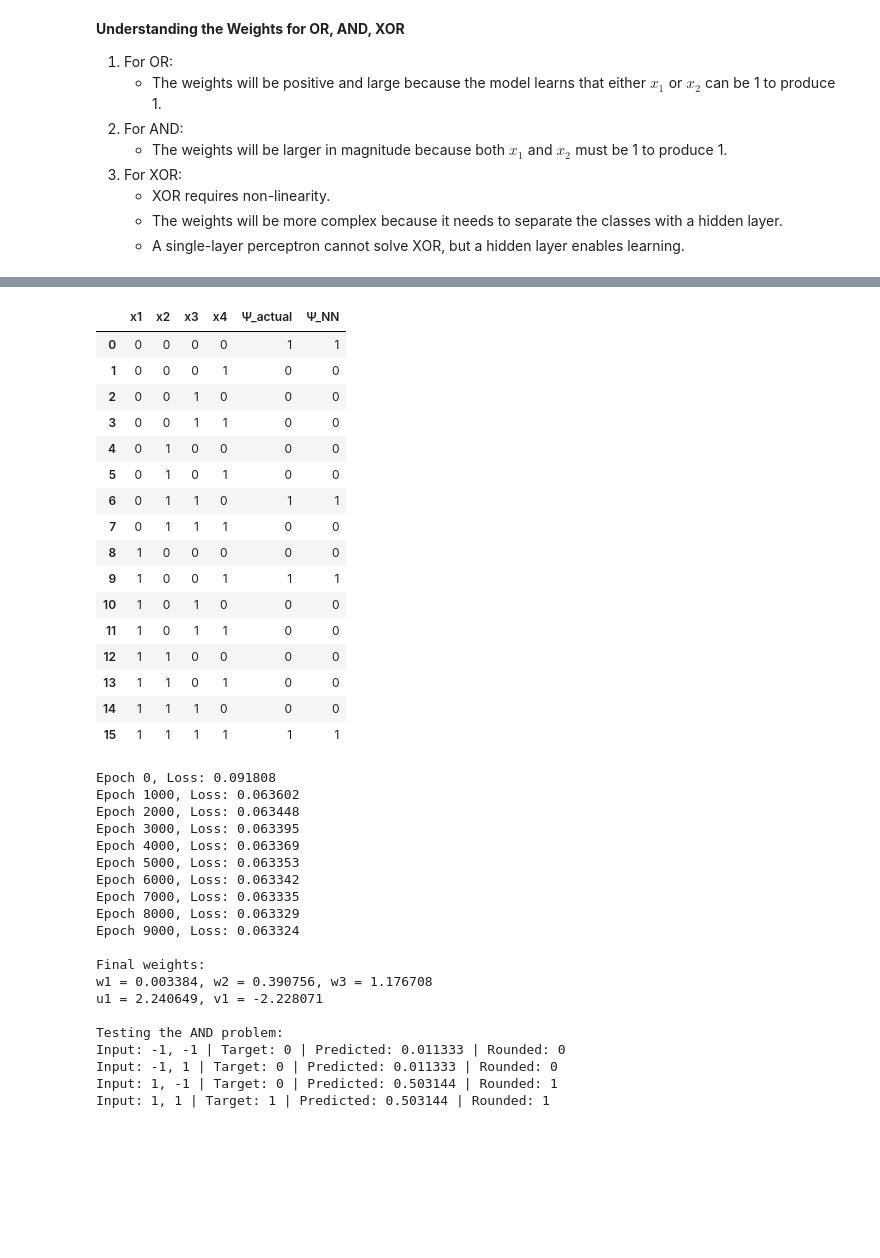
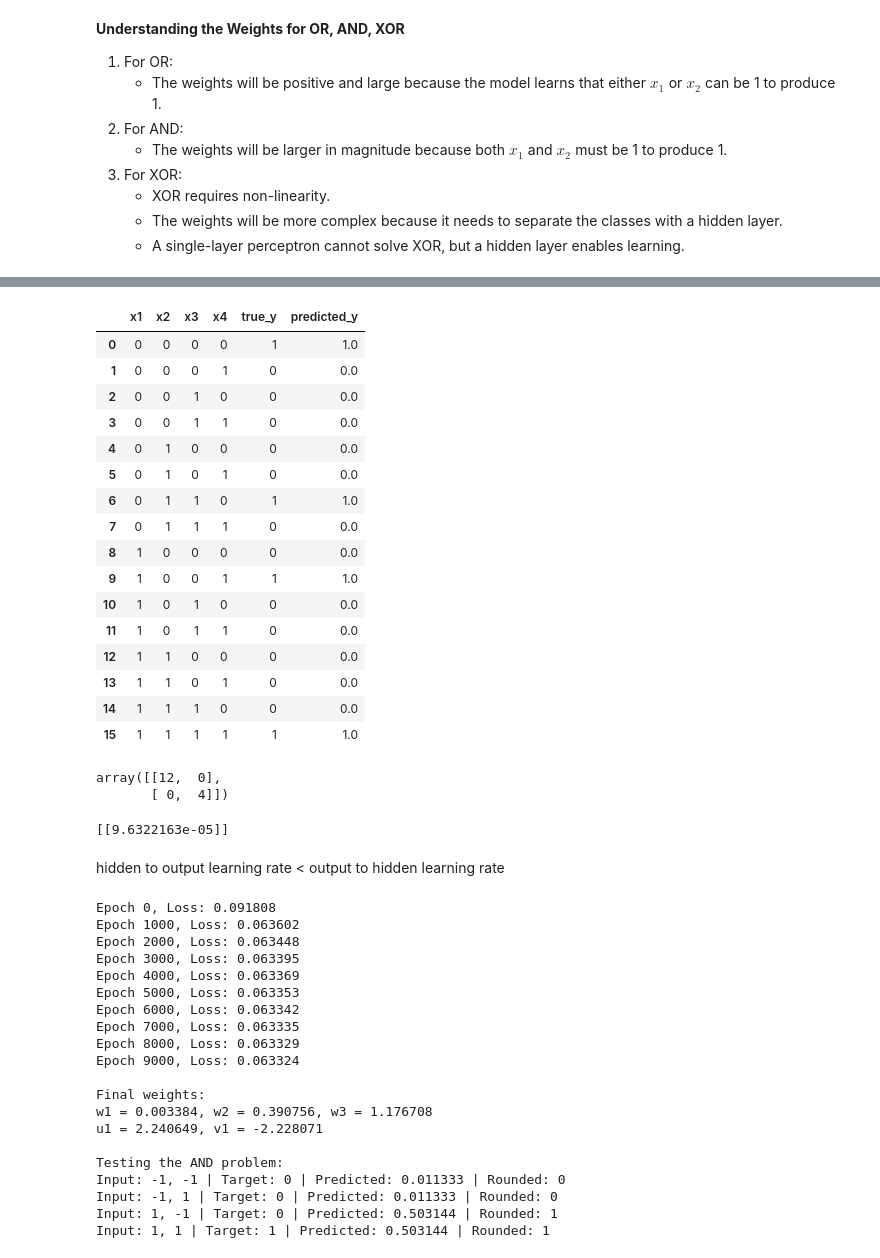
Before and after one commit to akatelync/machine-learning2, a Jupyter notebook: machine-learning2/notebooks/reviewer.ipynb, the cells around one changed output, grey strips where cells are left out. Saved outputs shown, nothing was run; the diff lists cells and outputs as text; code cells hidden in the pictures; blank space fills up the shorter version.

```diff
--- a/machine-learning2/notebooks/reviewer.ipynb
+++ b/machine-learning2/notebooks/reviewer.ipynb
@@ -1123,23 +1151,45 @@ Final Predictions:
-# %%
-df
-# %% [output]
-|  | x1 | x2 | x3 | x4 | Ψ_actual | Ψ_NN |
-| 0 | 0 | 0 | 0 | 0 | 1 | 1 |
-| 1 | 0 | 0 | 0 | 1 | 0 | 0 |
-| 2 | 0 | 0 | 1 | 0 | 0 | 0 |
-| 3 | 0 | 0 | 1 | 1 | 0 | 0 |
-| 4 | 0 | 1 | 0 | 0 | 0 | 0 |
-| 5 | 0 | 1 | 0 | 1 | 0 | 0 |
-| 6 | 0 | 1 | 1 | 0 | 1 | 1 |
-| 7 | 0 | 1 | 1 | 1 | 0 | 0 |
-| 8 | 1 | 0 | 0 | 0 | 0 | 0 |
-| 9 | 1 | 0 | 0 | 1 | 1 | 1 |
-| 10 | 1 | 0 | 1 | 0 | 0 | 0 |
-| 11 | 1 | 0 | 1 | 1 | 0 | 0 |
-| 12 | 1 | 1 | 0 | 0 | 0 | 0 |
-| 13 | 1 | 1 | 0 | 1 | 0 | 0 |
-| 14 | 1 | 1 | 1 | 0 | 0 | 0 |
-| 15 | 1 | 1 | 1 | 1 | 1 | 1 |
+# %%
+df_results = pd.DataFrame(X, columns=["x1", "x2", "x3", "x4"])
+df_results["true_y"] = y.T[0]
+df_results["predicted_y"] = np.rint(layer2.T[0])
+
+df_results
+# %% [output]
+|  | x1 | x2 | x3 | x4 | true_y | predicted_y |
+| 0 | 0 | 0 | 0 | 0 | 1 | 1.0 |
+| 1 | 0 | 0 | 0 | 1 | 0 | 0.0 |
+| 2 | 0 | 0 | 1 | 0 | 0 | 0.0 |
+| 3 | 0 | 0 | 1 | 1 | 0 | 0.0 |
+| 4 | 0 | 1 | 0 | 0 | 0 | 0.0 |
+| 5 | 0 | 1 | 0 | 1 | 0 | 0.0 |
+| 6 | 0 | 1 | 1 | 0 | 1 | 1.0 |
+| 7 | 0 | 1 | 1 | 1 | 0 | 0.0 |
+| 8 | 1 | 0 | 0 | 0 | 0 | 0.0 |
+| 9 | 1 | 0 | 0 | 1 | 1 | 1.0 |
+| 10 | 1 | 0 | 1 | 0 | 0 | 0.0 |
+| 11 | 1 | 0 | 1 | 1 | 0 | 0.0 |
+| 12 | 1 | 1 | 0 | 0 | 0 | 0.0 |
+| 13 | 1 | 1 | 0 | 1 | 0 | 0.0 |
+| 14 | 1 | 1 | 1 | 0 | 0 | 0.0 |
+| 15 | 1 | 1 | 1 | 1 | 1 | 1.0 |
+# %%
+output = np.rint(layer2)
+confusion_matrix(output, y)
+# %% [output]
+array([[12,  0],
+       [ 0,  4]])
+# %%
+X1 = np.array([[1,3,2.5,1]])
+
+layer0 = X1
+layer1 = nonlin(np.dot(layer0,w0))
+layer2 = nonlin(np.dot(layer1,w1))
+
+print(layer2)
+# %% [output]
+[[9.6322163e-05]]
+# %% [markdown]
+hidden to output learning rate < output to hidden learning rate
 # %%
 # Sample Exam
 import matplotlib.pyplot as plt
```
Also changed, not shown: parts of 12 cells of this notebook.
